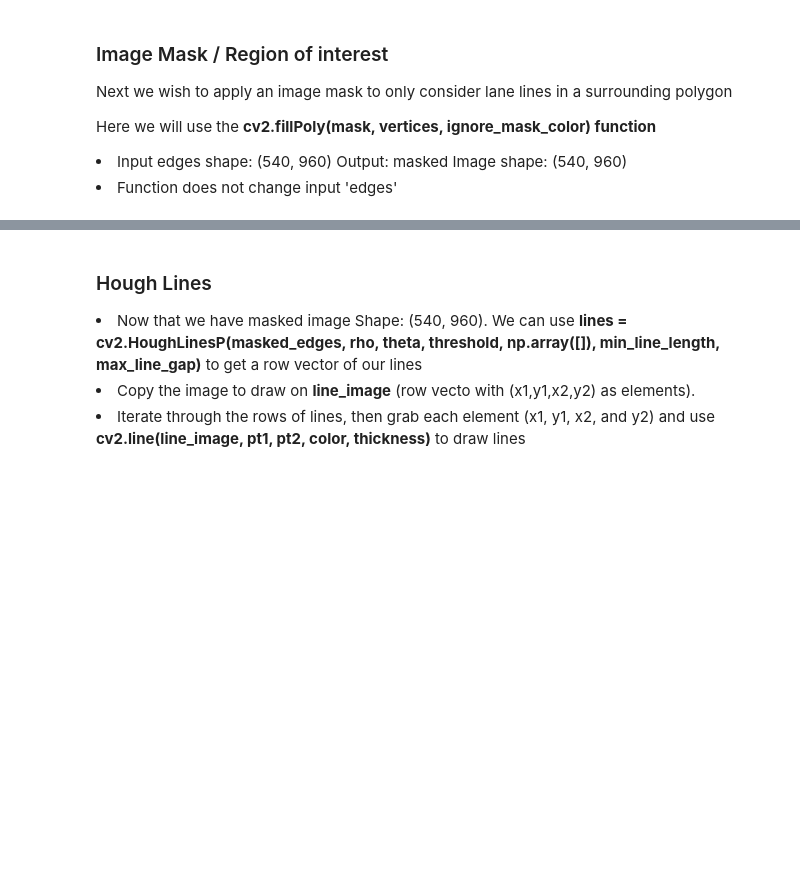
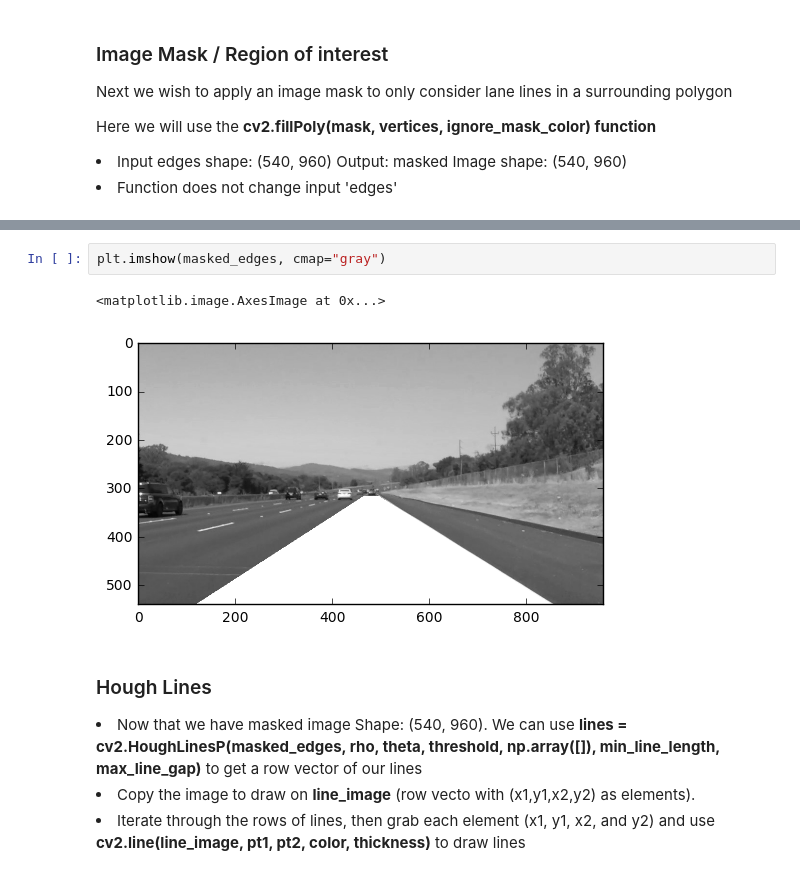
Before and after one commit to JonathanCMitchell/Self-Driving-Car-ND, a Jupyter notebook: Project 1-Lane Detection.ipynb, the cells around one changed output, grey strips where cells are left out. Saved outputs shown, nothing was run; the diff lists cells and outputs as text; blank space fills up the shorter version.

```diff
--- a/Project 1-Lane Detection.ipynb
+++ b/Project 1-Lane Detection.ipynb
@@ -117,3 +124,8 @@ plt.imshow(masked_image, cmap="gray")
+# %%
+plt.imshow(masked_edges, cmap="gray")
+# %% [output]
+<matplotlib.image.AxesImage at 0x...>
+[figure, added]
 # %% [markdown]
 <h3>Hough Lines</h3>
 <li>Now that we have masked image Shape: (540, 960). We can use <strong>lines = cv2.HoughLinesP(masked_edges, rho, theta, threshold, np.array([]), min_line_length, max_line_gap)</strong> to get a row vector of our lines</li>
```
Also changed, not shown: parts of 5 cells of this notebook.
